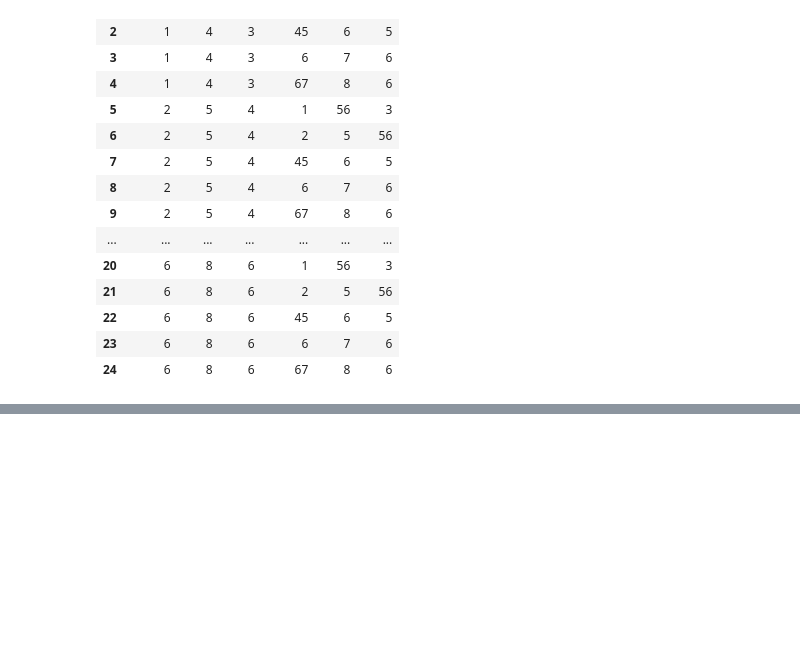
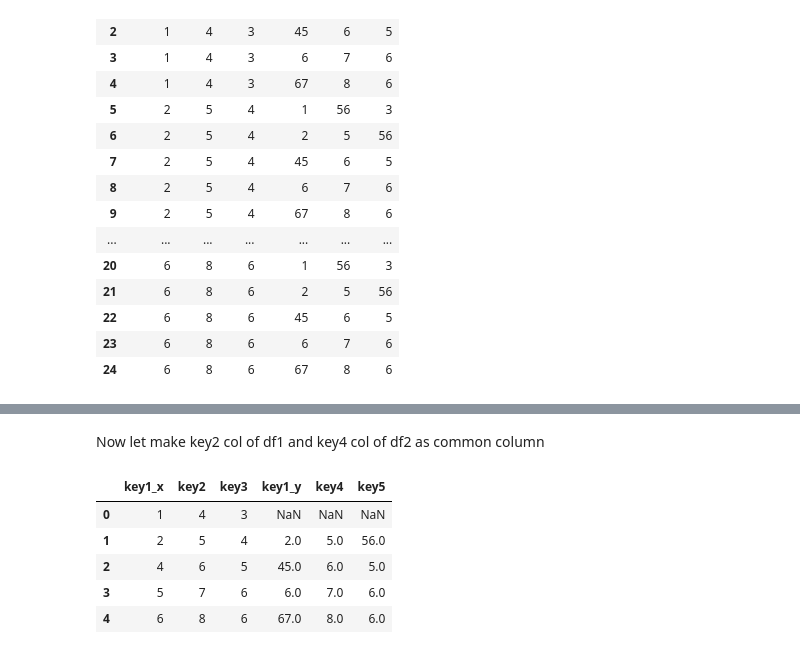
Before and after one commit to prA-G/DailyPythonNotes, a Jupyter notebook: 19_Pandas_Advance.ipynb, the cells around one changed output, grey strips where cells are left out. Saved outputs shown, nothing was run; the diff lists cells and outputs as text; code cells hidden in the pictures; blank space fills up the shorter version.

```diff
--- a/19_Pandas_Advance.ipynb
+++ b/19_Pandas_Advance.ipynb
@@ -1234,0 +1266,11 @@ pd.merge(df1, df2, how='cross')
+# %% [markdown]
+Now let make key2 col of df1 and key4 col of df2 as common column
+# %%
+pd.merge(df1, df2, how='left', left_on="key2", right_on="key4")
+# %% [output]
+|  | key1_x | key2 | key3 | key1_y | key4 | key5 |
+| 0 | 1 | 4 | 3 | NaN | NaN | NaN |
+| 1 | 2 | 5 | 4 | 2.0 | 5.0 | 56.0 |
+| 2 | 4 | 6 | 5 | 45.0 | 6.0 | 5.0 |
+| 3 | 5 | 7 | 6 | 6.0 | 7.0 | 6.0 |
+| 4 | 6 | 8 | 6 | 67.0 | 8.0 | 6.0 |
```
Also changed, not shown: parts of 29 cells of this notebook.
